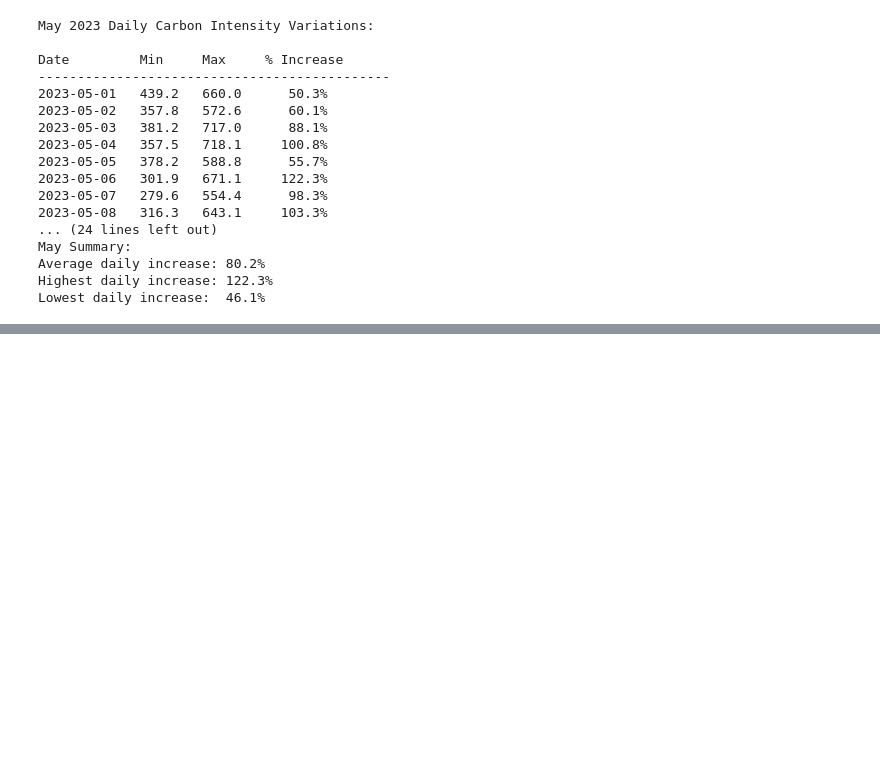
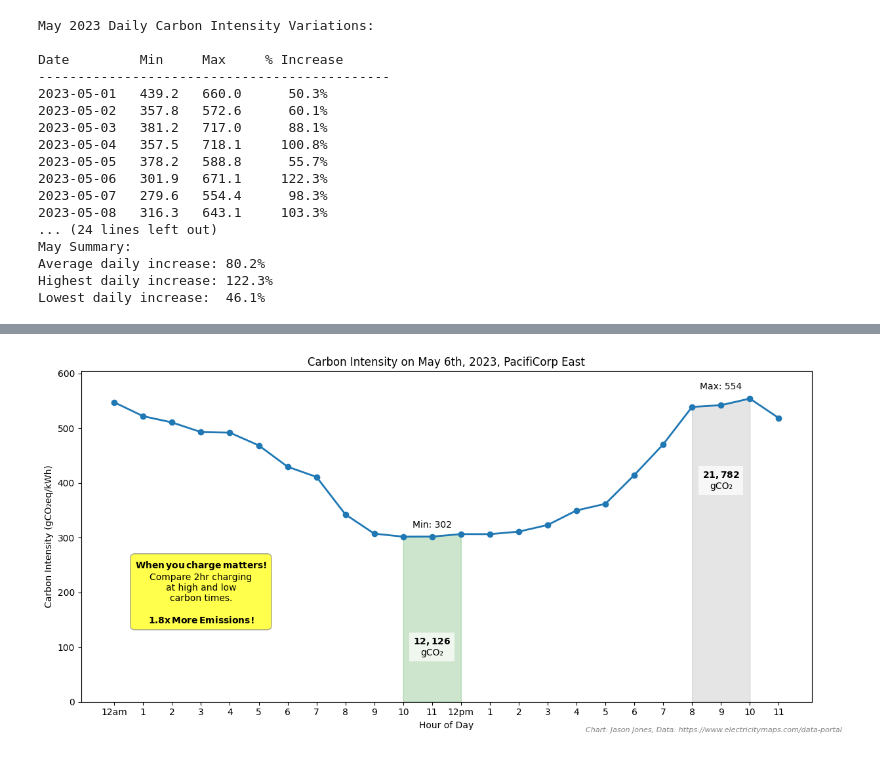
Before and after one commit to jasonm-jones/grid-carbon-intensity, a Jupyter notebook: carbon-PACE-2023.ipynb, the cells around one changed output, grey strips where cells are left out. Cells and saved outputs as stored; diff of their text form; code cells hidden in the pictures; blank space fills up the shorter version.

```diff
--- a/carbon-PACE-2023.ipynb
+++ b/carbon-PACE-2023.ipynb
@@ -284,13 +290,32 @@ Increase: 122.3%
 # %%
 # Filter for May 6th
-may_6_data = df[df['timestamp'].dt.date == pd.to_datetime('2023-05-06').date()].copy()
+may_6_data = df[df['timestamp_mst'].dt.date == pd.to_datetime('2023-05-06').date()].copy()
 
 # Sort by timestamp to ensure proper ordering
-may_6_data = may_6_data.sort_values('timestamp')
+may_6_data = may_6_data.sort_values('timestamp_mst')
+# Calculate rolling 2-hour averages
+rolling_2h = may_6_data['Carbon Intensity gCO₂eq/kWh (LCA)'].rolling(window=2).mean()
 
+# Find the lowest and highest 2-hour periods
+lowest_idx = rolling_2h.idxmin()
+highest_idx = rolling_2h.idxmax()
+
+# Get the start times and values
+lowest_start = may_6_data.loc[lowest_idx]['timestamp_mst']
+highest_start = may_6_data.loc[highest_idx]['timestamp_mst']
+# Get the start hours for both periods
+lowest_start_hour = lowest_start.hour -1
+lowest_end_hour = lowest_start_hour + 2
+
+# HACK to avoid overnight high carbon time
+highest_start_hour = 20
+highest_end_hour = highest_start_hour + 2
+
+print(f'highest_start_hour: {highest_start_hour}')  # Using f-string
+print(f'highest_end_hour: {highest_end_hour}')
 # Create the plot
 plt.figure(figsize=(12, 6))
-plt.plot(may_6_data['timestamp'].dt.hour, may_6_data['Carbon Intensity gCO₂eq/kWh (LCA)'],
+plt.plot(may_6_data['timestamp_mst'].dt.hour, may_6_data['Carbon Intensity gCO₂eq/kWh (LCA)'],
          marker='o', linestyle='-', linewidth=2)
 
 # Create list of hour labels with AM/PM only at 12am and 12pm
@@ -305,43 +330,59 @@ for h in range(24):
 # Set the x-ticks and labels
 plt.xticks(range(24), hour_labels)
 
+
 # Add shaded regions below the curve
-# For 3am to 5am (gray)
-mask_3_5 = (may_6_data['timestamp'].dt.hour >= 3) & (may_6_data['timestamp'].dt.hour <= 5)
-plt.fill_between(may_6_data[mask_3_5]['timestamp'].dt.hour,
+# For high carbon time (gray)
+mask_high = (may_6_data['timestamp_mst'].dt.hour >= highest_start_hour) & (may_6_data['timestamp_mst'].dt.hour <= highest_end_hour)
+plt.fill_between(may_6_data[mask_high]['timestamp_mst'].dt.hour,
                 0,
-                may_6_data[mask_3_5]['Carbon Intensity gCO₂eq/kWh (LCA)'],
+                may_6_data[mask_high]['Carbon Intensity gCO₂eq/kWh (LCA)'],
                 color='gray', alpha=0.2)
 
-# Calculate area for 3-5am
-area_3_5 = np.trapezoid(may_6_data[mask_3_5]['Carbon Intensity gCO₂eq/kWh (LCA)'],
-                    may_6_data[mask_3_5]['timestamp'].dt.hour)
+# Calculate area for high carbon
+area_high = np.trapezoid(may_6_data[mask_high]['Carbon Intensity gCO₂eq/kWh (LCA)'],
+                    may_6_data[mask_high]['timestamp_mst'].dt.hour)
 
 
-# For 4pm to 6pm (green)
-mask_16_18 = (may_6_data['timestamp'].dt.hour >= 16) & (may_6_data['timestamp'].dt.hour <= 18)
-plt.fill_between(may_6_data[mask_16_18]['timestamp'].dt.hour,
+# For low carbon time (green)
+mask_low = (may_6_data['timestamp_mst'].dt.hour >= lowest_start_hour) & (may_6_data['timestamp_mst'].dt.hour <= lowest_end_hour)
+plt.fill_between(may_6_data[mask_low]['timestamp_mst'].dt.hour,
                 0,
-                may_6_data[mask_16_18]['Carbon Intensity gCO₂eq/kWh (LCA)'],
+                may_6_data[mask_low]['Carbon Intensity gCO₂eq/kWh (LCA)'],
                 color='green', alpha=0.2)
 
-# Calculate area for 4-6pm
-area_16_18 = np.trapezoid(may_6_data[mask_16_18]['Carbon Intensity gCO₂eq/kWh (LCA)'],
-                      may_6_data[mask_16_18]['timestamp'].dt.hour)
+# Calculate area for low carbon
+area_low = np.trapezoid(may_6_data[mask_low]['Carbon Intensity gCO₂eq/kWh (LCA)'],
+                      may_6_data[mask_low]['timestamp_mst'].dt.hour)
 
 
-# Add label for 4-6pm region
-plt.text(17, 100, f'$\\mathbf{{{20 * area_16_18:,.0f}}}$\ngCO₂',
+
+
+low_carbon_data = may_6_data[mask_low]['Carbon Intensity gCO₂eq/kWh (LCA)']
+high_carbon_data = may_6_data[mask_high]['Carbon Intensity gCO₂eq/kWh (LCA)']
+# Add label at the top of the green shaded area
+low_carbon_x = lowest_start_hour + 1  # Center of the window
+low_carbon_y = low_carbon_data.min() + 20  # Slightly above the shaded area
+
+# Add label at the top of the green shaded area
+high_carbon_x = highest_start_hour + 1  # Center of the window
+high_carbon_y = high_carbon_data.max() - 150  # high end of the shaded area
+
+# Add label for low carbon time
+plt.text(low_carbon_x, 100,
+         f'$\\mathbf{{{20 * area_low:,.0f}}}$\ngCO₂',
          ha='center', va='center',
          bbox=dict(facecolor='white', alpha=0.7, edgecolor='none'))
-# Add label for 3-5am region
-plt.text(4, 500, f'$\\mathbf{{{20 * area_3_5:,.0f}}}$\ngCO₂',
+# Add label for high carbon time
+plt.text(high_carbon_x, high_carbon_y,
+         f'$\\mathbf{{{20 * area_high:,.0f}}}$\ngCO₂',
          ha='center', va='center',
          bbox=dict(facecolor='white', alpha=0.7, edgecolor='none'))
 
-plt.text(10, 300, r'$\mathbf{When\,you\,charge\,matters!}$' +
+plt.text(3, 200,
+         r'$\mathbf{When\,you\,charge\,matters!}$' +
          '\nCompare 2hr charging\nat high and low\ncarbon times.\n\n' +
-         fr'$\mathbf{{{area_3_5/area_16_18:.1f}x\,More\,Emissions!}}$',
+         fr'$\mathbf{{{area_high/area_low:.1f}x\,More\,Emissions!}}$',
          ha='center', va='center',
          bbox=dict(facecolor='yellow', alpha=0.7, edgecolor='gray', boxstyle='round,pad=0.5'))
 
@@ -356,8 +397,8 @@ plt.xticks(range(0, 24))
 # Add min and max annotations
 min_value = may_6_data['Carbon Intensity gCO₂eq/kWh (LCA)'].min()
 max_value = may_6_data['Carbon Intensity gCO₂eq/kWh (LCA)'].max()
-min_hour = may_6_data.loc[may_6_data['Carbon Intensity gCO₂eq/kWh (LCA)'].idxmin(), 'timestamp'].hour
-max_hour = may_6_data.loc[may_6_data['Carbon Intensity gCO₂eq/kWh (LCA)'].idxmax(), 'timestamp'].hour
+min_hour = may_6_data.loc[may_6_data['Carbon Intensity gCO₂eq/kWh (LCA)'].idxmin(), 'timestamp_mst'].hour
+max_hour = may_6_data.loc[may_6_data['Carbon Intensity gCO₂eq/kWh (LCA)'].idxmax(), 'timestamp_mst'].hour
 
 plt.ylim(0, max_value + 50)
 plt.annotate(f'Min: {min_value:.0f}',
@@ -366,7 +407,7 @@ plt.annotate(f'Min: {min_value:.0f}',
             textcoords='offset points')
 plt.annotate(f'Max: {max_value:.0f}',
             xy=(max_hour, max_value),
-            xytext=(20, 0),
+            xytext=(-55, 10),
             textcoords='offset points')
 
 # Add source text at the bottom
@@ -383,6 +424,6 @@ print(f"Maximum: {max_value:.1f} at hour {max_hour}")
 print(f"Increase: {((max_value - min_value) / min_value * 100):.1f}%")
 
 # Print the areas
-print(f"\nArea under curve 3-5am: {area_3_5:.1f} gCO₂eq/kWh·hour")
-print(f"Area under curve 4-6pm: {area_16_18:.1f} gCO₂eq/kWh·hour")
+print(f"\nArea under curve 3-5am: {area_high:.1f} gCO₂eq/kWh·hour")
+print(f"Area under curve 4-6pm: {area_low:.1f} gCO₂eq/kWh·hour")
 # %% [output]
@@ -389,0 +432 @@ SyntaxError: '(' was never closed (3751796487.py, line 58)
+[figure, added]
```
Also changed, not shown: parts of 7 cells of this notebook, 5 other files.
